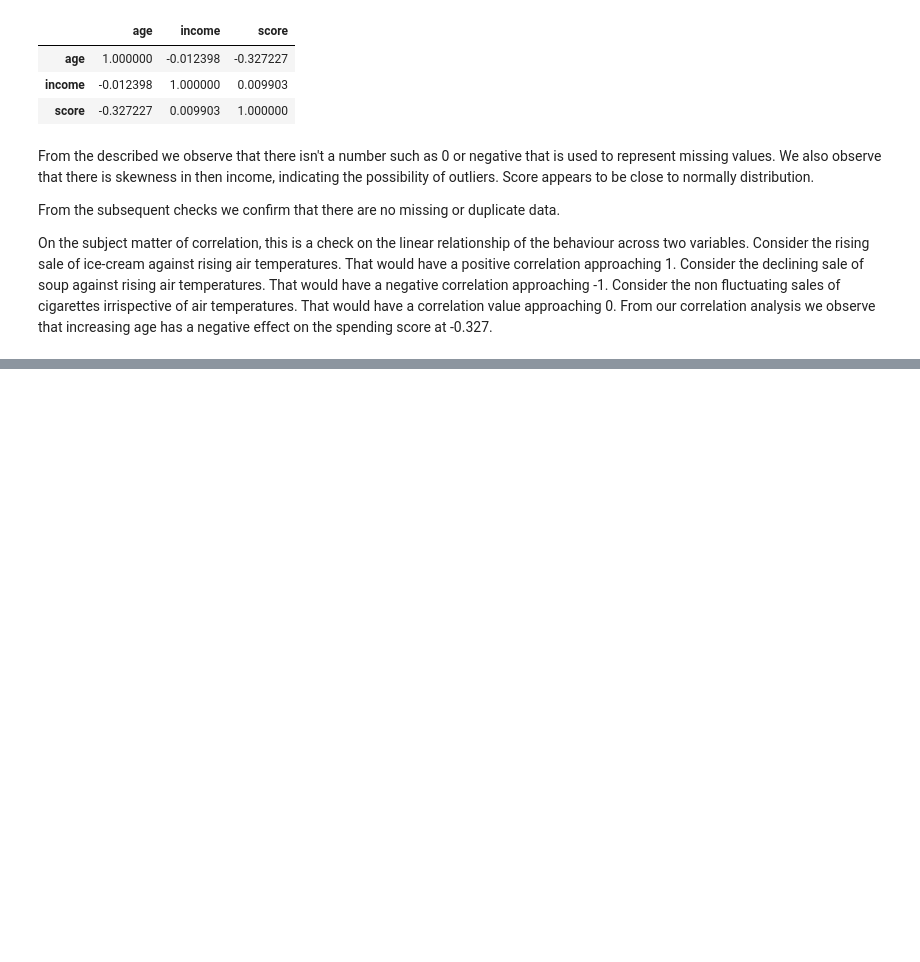
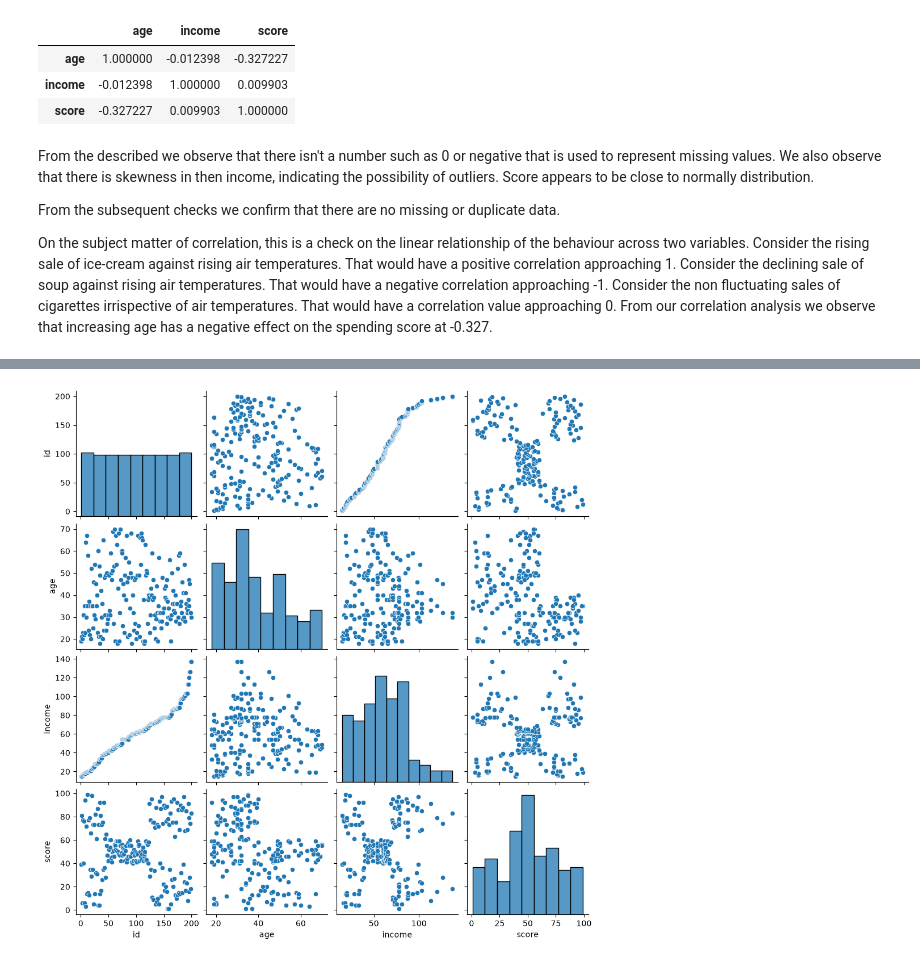
Before and after one commit to PaulaSalnitro1/ml_2026_2027, a Jupyter notebook: src/02 - Exploratory Data Analysis.ipynb, the cells around one changed output, grey strips where cells are left out. Saved outputs shown, nothing was run; the diff lists cells and outputs as text; code cells hidden in the pictures; blank space fills up the shorter version.

```diff
--- a/src/02 - Exploratory Data Analysis.ipynb
+++ b/src/02 - Exploratory Data Analysis.ipynb
@@ -259,0 +302,6 @@ On the subject matter of correlation, this is a check on the linear relationship
+# %%
+# Investigate the numerical variables
+sns.pairplot(df)
+plt.show()
+# %% [output]
+[figure, added]
```
Also changed, not shown: parts of 13 cells of this notebook.
